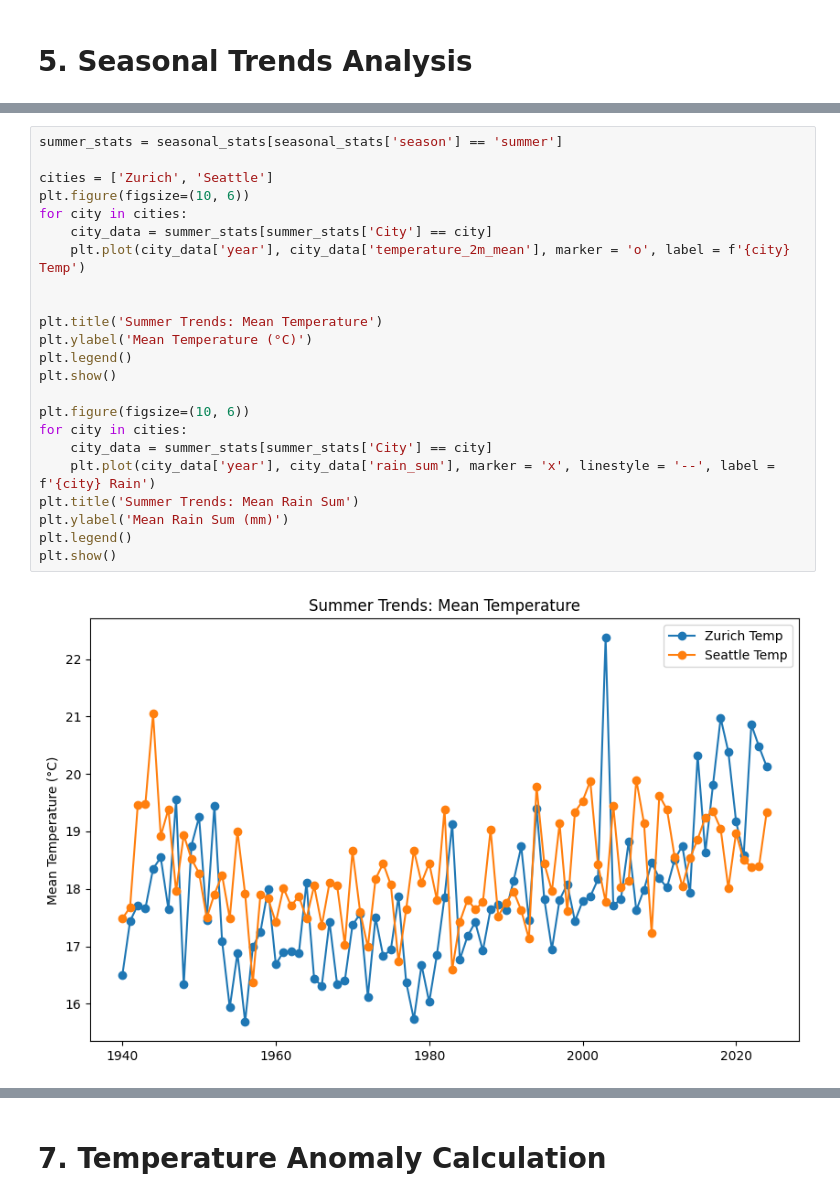
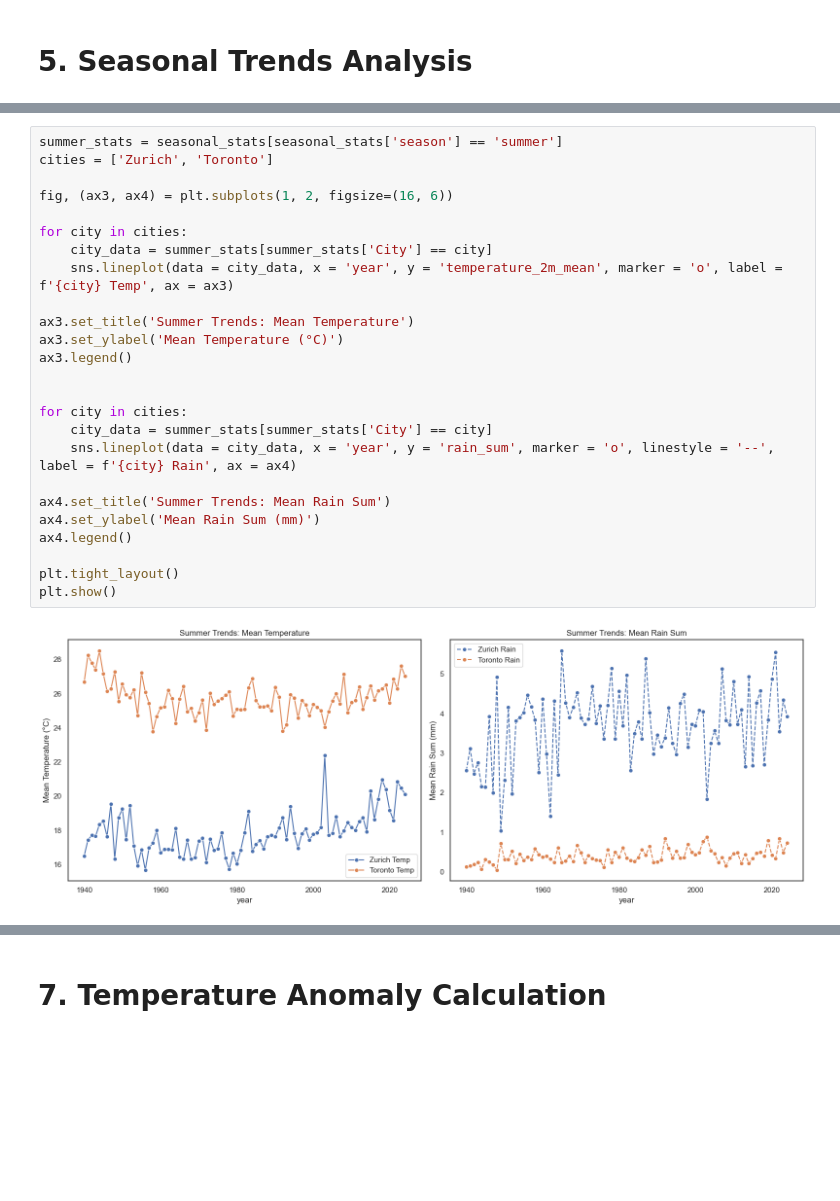
Before and after one commit to Jaffels/CIP_FS25_111, a Jupyter notebook: Nhat.ipynb, the cells around one changed output, grey strips where cells are left out. Drawn from its saved outputs; the diff is of its cells as text; blank space fills up the shorter version.

```diff
--- a/Nhat.ipynb
+++ b/Nhat.ipynb
@@ -69,25 +69,27 @@ plt.show()
 # %%
 summer_stats = seasonal_stats[seasonal_stats['season'] == 'summer']
+cities = ['Zurich', 'Toronto']
 
-cities = ['Zurich', 'Seattle']
-plt.figure(figsize=(10, 6))
+fig, (ax3, ax4) = plt.subplots(1, 2, figsize=(16, 6))
+
 for city in cities:
     city_data = summer_stats[summer_stats['City'] == city]
-    plt.plot(city_data['year'], city_data['temperature_2m_mean'], marker = 'o', label = f'{city} Temp')
+    sns.lineplot(data = city_data, x = 'year', y = 'temperature_2m_mean', marker = 'o', label = f'{city} Temp', ax = ax3)
+
+ax3.set_title('Summer Trends: Mean Temperature')
+ax3.set_ylabel('Mean Temperature (°C)')
+ax3.legend()
 
 
-plt.title('Summer Trends: Mean Temperature')
-plt.ylabel('Mean Temperature (°C)')
-plt.legend()
-plt.show()
-
-plt.figure(figsize=(10, 6))
 for city in cities:
     city_data = summer_stats[summer_stats['City'] == city]
-    plt.plot(city_data['year'], city_data['rain_sum'], marker = 'x', linestyle = '--', label = f'{city} Rain')
-plt.title('Summer Trends: Mean Rain Sum')
-plt.ylabel('Mean Rain Sum (mm)')
-plt.legend()
+    sns.lineplot(data = city_data, x = 'year', y = 'rain_sum', marker = 'o', linestyle = '--', label = f'{city} Rain', ax = ax4)
+
+ax4.set_title('Summer Trends: Mean Rain Sum')
+ax4.set_ylabel('Mean Rain Sum (mm)')
+ax4.legend()
+
+plt.tight_layout()
 plt.show()
 # %% [output]
-[figure, old version]
+[figure, new version]
```
Also changed, not shown: parts of 7 cells of this notebook.
